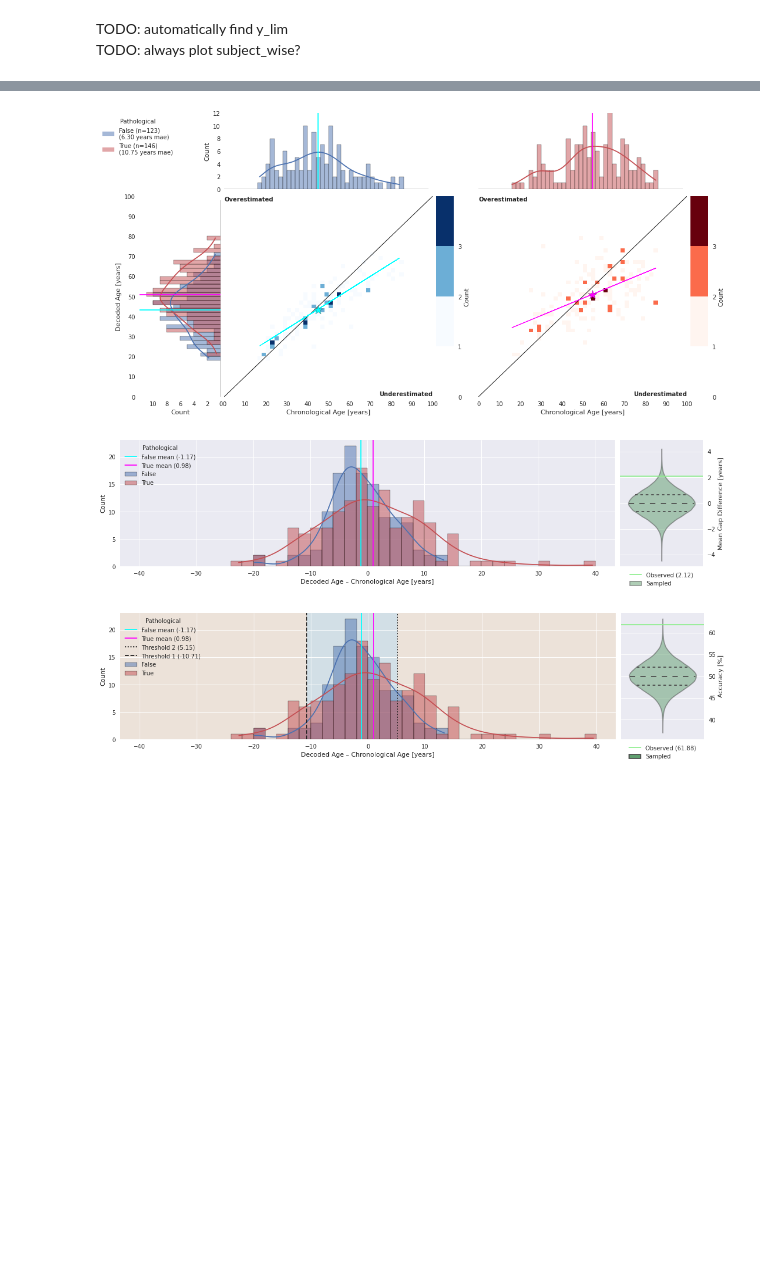
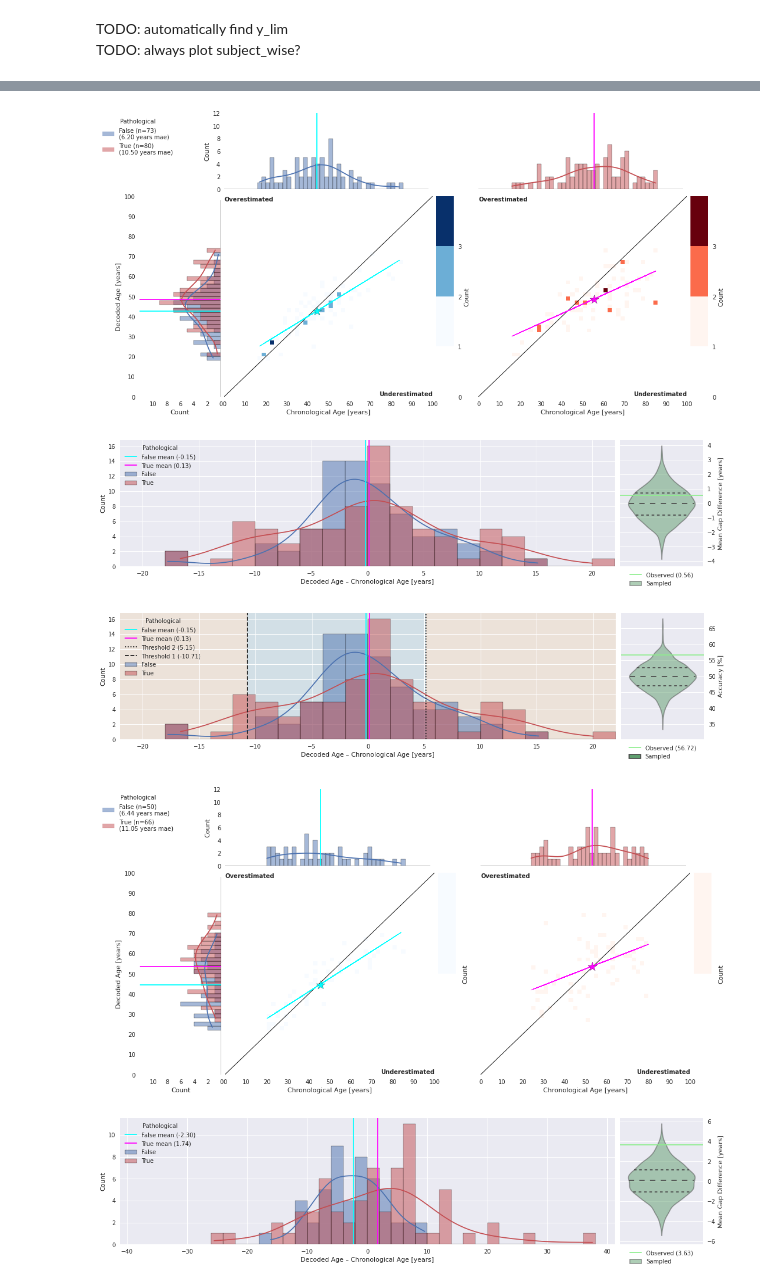
Before and after one commit to gemeinl/eeg-brain-age, a Jupyter notebook: post_hoc_analysis.ipynb, the cells around one changed output, grey strips where cells are left out. Drawn from its saved outputs; the diff is of its cells as text; code cells hidden in the pictures; blank space fills up the shorter version.

```diff
--- a/post_hoc_analysis.ipynb
+++ b/post_hoc_analysis.ipynb
@@ -60,7 +60,7 @@ base_dir = os.path.join(work_dir, 'experiments')
 # exp = '2022-10-12T08:10:43.911642'  # TCN all ages age_clf
 
 #exp = '2022-10-12T11:25:00.490417'  # TCN exluding recs with age divergence, cv
-#exp = '2022-10-17T16:24:10.124445'  # TCN exluding recs with age divergence, final eval
+exp = '2022-10-17T16:24:10.124445'  # TCN exluding recs with age divergence, final eval
 
 #exp = '2023-02-01T14:42:53.219167' # TCN exluding recs with age divergence, subject-wise cv
 exp_dir = os.path.join(base_dir, exp)
@@ -198,6 +203,7 @@ cols = ['y_pred', 'y_true', 'pathological', 'subject', 'index', 'subset']
 # %%
-age_limits = [(None, None)]#, (None, 30), (30, 60), (60, None)]
-sexes = [None]#, 'F', 'M']
+save = False
+age_limits = [(None,None)]#[(None, 30), (30, 60), (60, None)]
+sexes = ['F', 'M']
 detrends = ['quadratic']  # None, linear, quadratic
 # extracted from cv
 thresh1 = -10.713935004717143 if (configs['final_eval'] == '1').all() else None
@@ -211,9 +217,12 @@ for (min_age, max_age) in age_limits:
             print(min_age, max_age, sex, detrend, thresh1, thresh2)
             # actual predictions can never be detrended as this would be cheating
             ax = heatmaps(preds, configs, sex, min_age, max_age, cols, None, bin_width)
-            ax.get_figure().savefig('/home/jovyan/eval_heatmaps.jpg', bbox_inches='tight', dpi=300)
+            if save:
+                ax.get_figure().savefig('/home/jovyan/eval_heatmaps.jpg', bbox_inches='tight', dpi=300)
             ax = gaps(preds, configs, sex, min_age, max_age, cols, detrend, bin_width)
-            ax.get_figure().savefig('/home/jovyan/eval_gaps.jpg', bbox_inches='tight', dpi=300)
+            if save:
+                ax.get_figure().savefig('/home/jovyan/eval_gaps.jpg', bbox_inches='tight', dpi=300)
             ax = proxy(preds, configs, sex, min_age, max_age, cols, detrend, bin_width, thresh1, thresh2)
-            ax.get_figure().savefig('/home/jovyan/eval_proxy.jpg', bbox_inches='tight', dpi=300)
+            if save:
+                ax.get_figure().savefig('/home/jovyan/eval_proxy.jpg', bbox_inches='tight', dpi=300)
 # %% [output]
@@ -224,3 +237,5 @@ observed score 61.88328321639381
-[figure, old version]
+[figure, new version]
-[figure, old version]
+[figure, new version]
-[figure, old version]
+[figure, new version]
+[figure, added]
+[figure, added]
```
Also changed, not shown: parts of 3 cells of this notebook, 4 other files.
